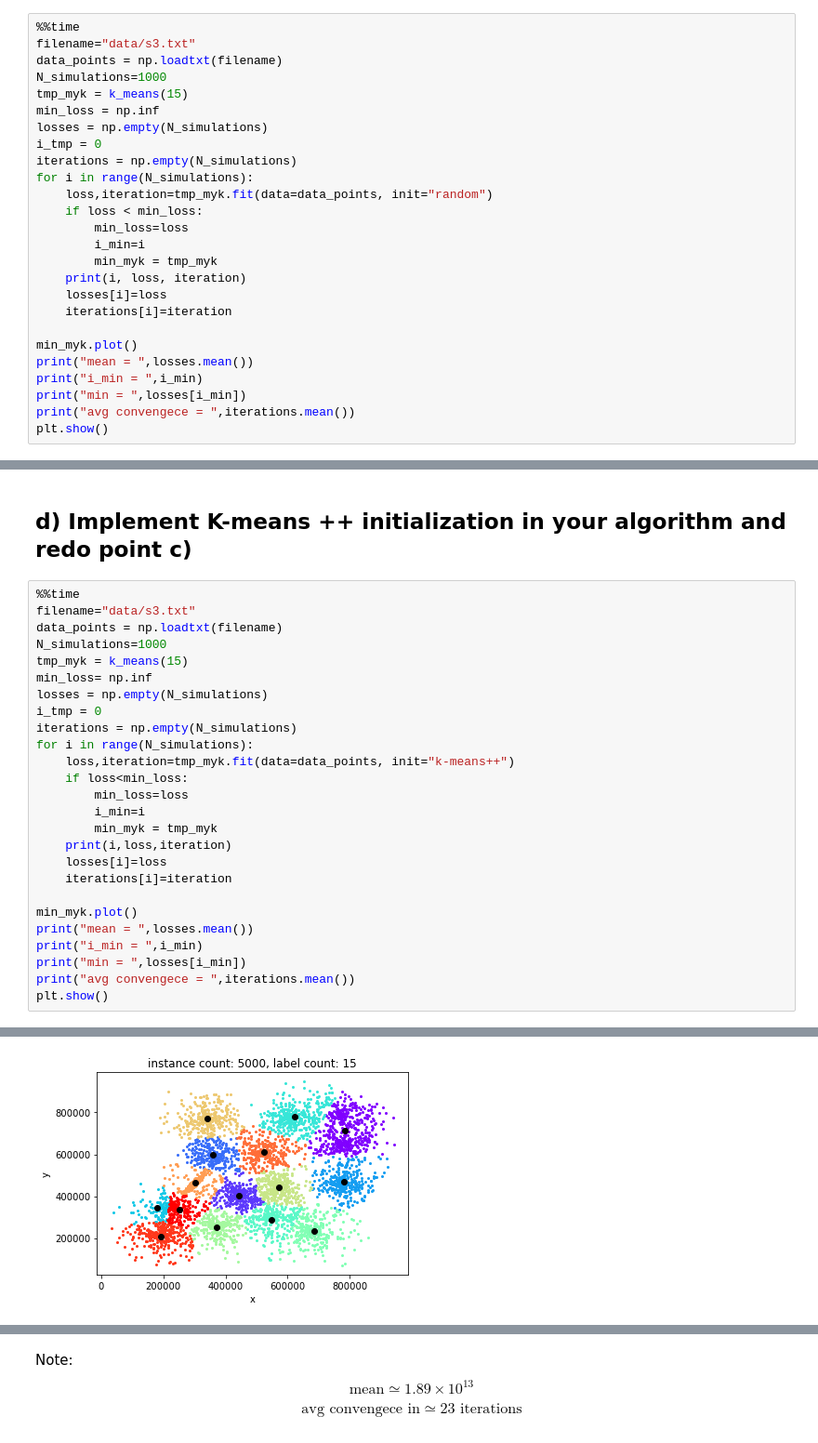
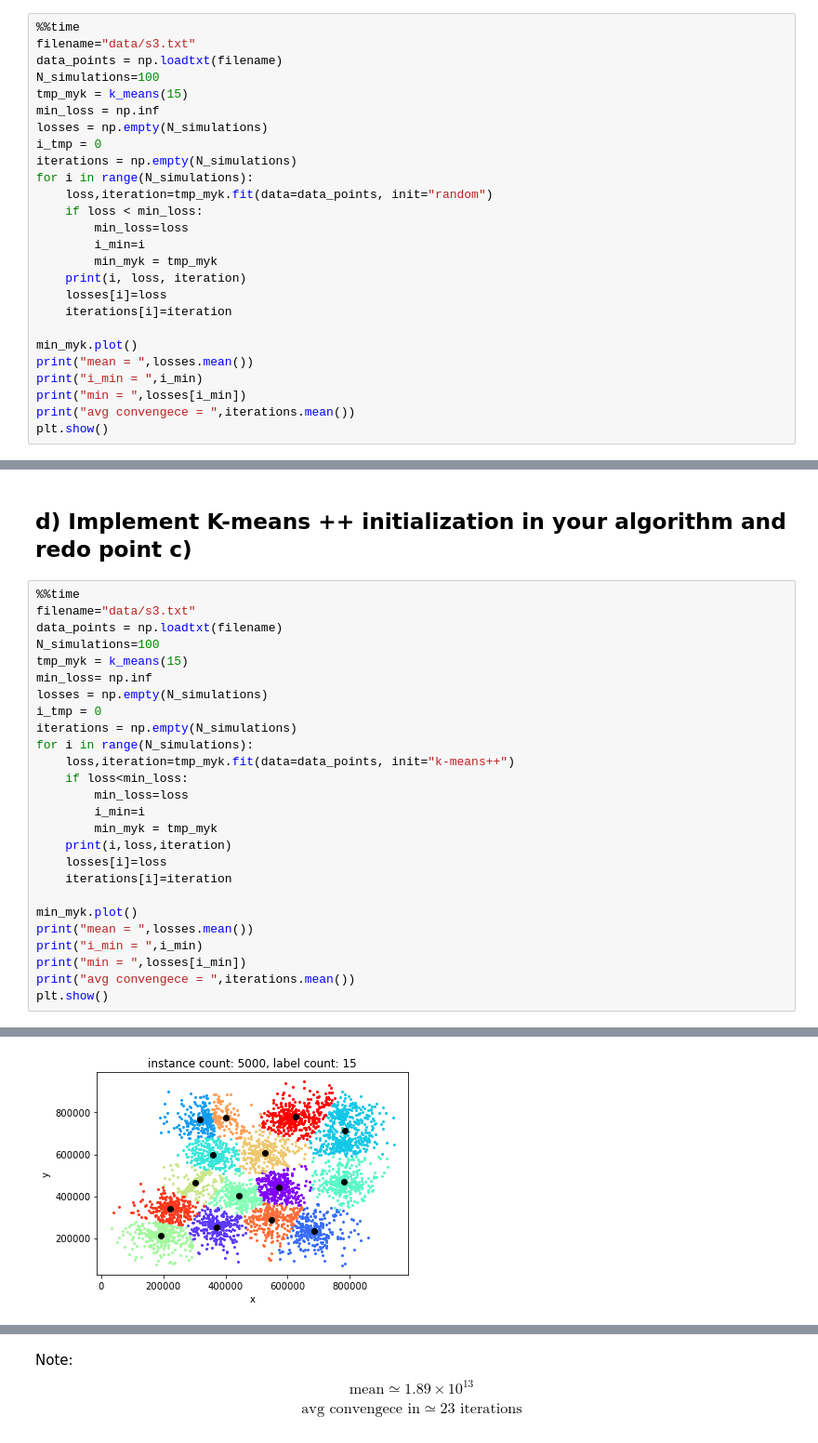
Before and after one commit to marco-celoria/Unsupervised_Machine_Learning, a Jupyter notebook: ex2.ipynb, the cells around one changed output, grey strips where cells are left out. Shown: that part at 93% size. Drawn from its saved outputs; the diff is of its cells as text.

```diff
--- a/ex2.ipynb
+++ b/ex2.ipynb
@@ -133,7 +133,7 @@ Wall time: 234 ms
 %%time
 filename="data/s3.txt"
 data_points = np.loadtxt(filename)
-N_simulations=1000
+N_simulations=100
 tmp_myk = k_means(15)
 min_loss = np.inf
 losses = np.empty(N_simulations)
@@ -186,7 +186,7 @@ Note:
 %%time
 filename="data/s3.txt"
 data_points = np.loadtxt(filename)
-N_simulations=1000
+N_simulations=100
 tmp_myk = k_means(15)
 min_loss= np.inf
 losses = np.empty(N_simulations)
@@ -229 +229 @@ avg convengece =  23.261
-[figure, old version]
+[figure, new version]
```
Also changed, not shown: parts of 8 cells of this notebook.
